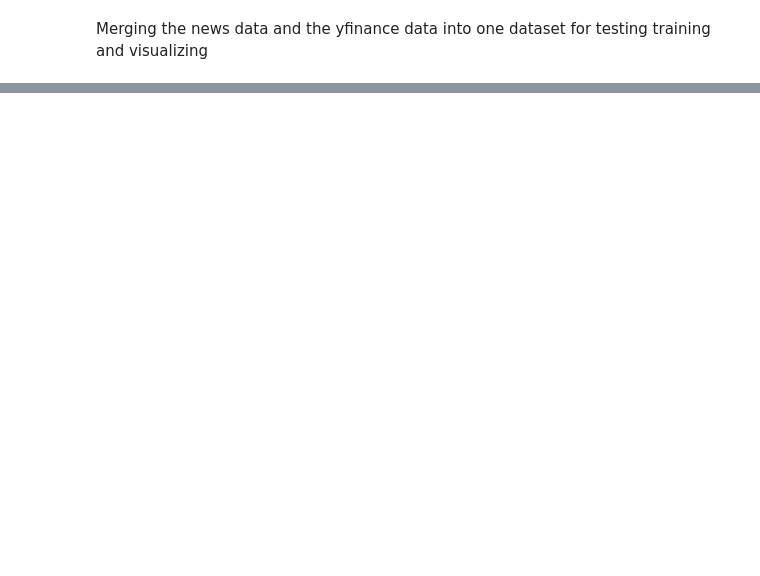
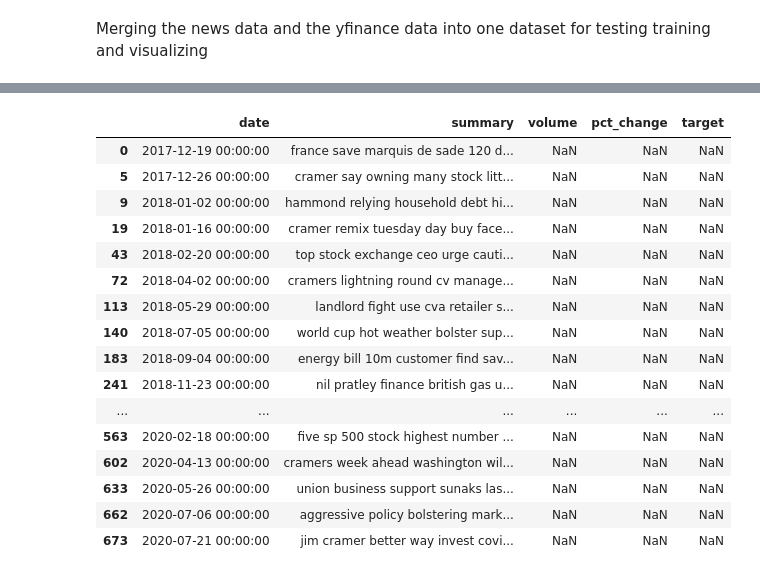
Before and after one commit to vincentzouras/financial-sentiment-analysis, a Jupyter notebook: merge_and_visualize__datasets.ipynb, the cells around one changed output, grey strips where cells are left out. Saved outputs shown, nothing was run; the diff lists cells and outputs as text; code cells hidden in the pictures; blank space fills up the shorter version.

```diff
--- a/merge_and_visualize__datasets.ipynb
+++ b/merge_and_visualize__datasets.ipynb
@@ -41,0 +57,2 @@ merged_data.head()
+# %%
+merged_data = merged_data[merged_data['summary'].notnull()].reset_index(drop=True)
@@ -41,0 +87,20 @@ merged_data.head()
+# %%
+merged_data[merged_data["volume"].isnull() | (merged_data["volume"] == 0)]
+# %% [output]
+|  | date | summary | volume | pct_change | target |
+| 0 | 2017-12-19 00:00:00 | france save marquis de sade 120 d... | NaN | NaN | NaN |
+| 5 | 2017-12-26 00:00:00 | cramer say owning many stock litt... | NaN | NaN | NaN |
+| 9 | 2018-01-02 00:00:00 | hammond relying household debt hi... | NaN | NaN | NaN |
+| 19 | 2018-01-16 00:00:00 | cramer remix tuesday day buy face... | NaN | NaN | NaN |
+| 43 | 2018-02-20 00:00:00 | top stock exchange ceo urge cauti... | NaN | NaN | NaN |
+| 72 | 2018-04-02 00:00:00 | cramers lightning round cv manage... | NaN | NaN | NaN |
+| 113 | 2018-05-29 00:00:00 | landlord fight use cva retailer s... | NaN | NaN | NaN |
+| 140 | 2018-07-05 00:00:00 | world cup hot weather bolster sup... | NaN | NaN | NaN |
+| 183 | 2018-09-04 00:00:00 | energy bill 10m customer find sav... | NaN | NaN | NaN |
+| 241 | 2018-11-23 00:00:00 | nil pratley finance british gas u... | NaN | NaN | NaN |
+| ... | ... | ... | ... | ... | ... |
+| 563 | 2020-02-18 00:00:00 | five sp 500 stock highest number ... | NaN | NaN | NaN |
+| 602 | 2020-04-13 00:00:00 | cramers week ahead washington wil... | NaN | NaN | NaN |
+| 633 | 2020-05-26 00:00:00 | union business support sunaks las... | NaN | NaN | NaN |
+| 662 | 2020-07-06 00:00:00 | aggressive policy bolstering mark... | NaN | NaN | NaN |
+| 673 | 2020-07-21 00:00:00 | jim cramer better way invest covi... | NaN | NaN | NaN |
```
Also changed, not shown: parts of 9 cells of this notebook, 1 other file.
